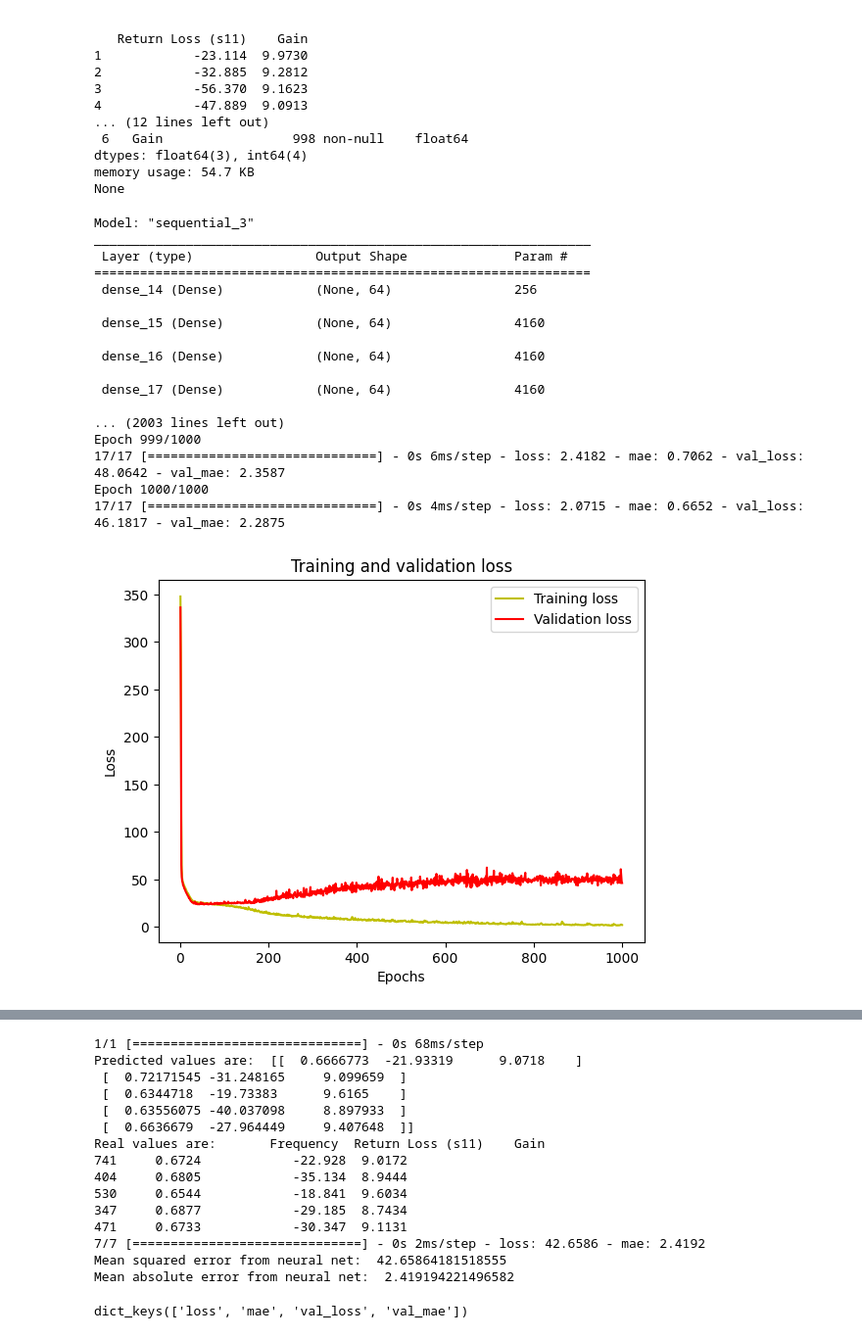
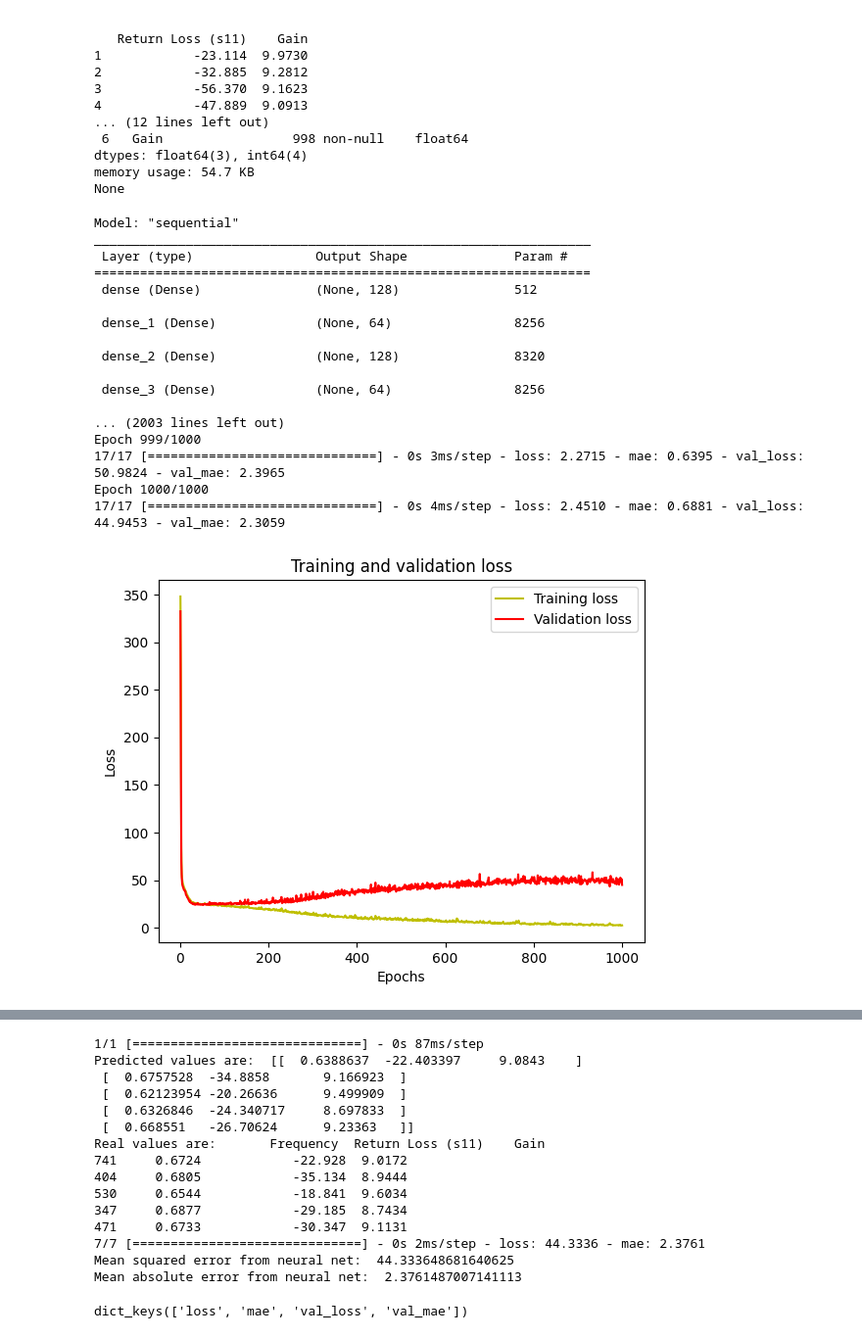
Before and after one commit to brushwayne/ml-nanosensor-lab, a Jupyter notebook: models/main2.ipynb, the cells around one changed output, grey strips where cells are left out. Shown: that part at 98% size. Cells and saved outputs as stored; diff of their text form; code cells hidden in the pictures.

```diff
--- a/models/main2.ipynb
+++ b/models/main2.ipynb
@@ -9,7 +9,7 @@ from sklearn.pipeline import Pipeline
 from sklearn.model_selection import train_test_split
 import pandas as pd
 
-df = read_csv("./database/run1.csv", delim_whitespace=False, header=None)
+df = read_csv("../database/run1.csv", delim_whitespace=False, header=None)
 
 df = df.iloc[1:]
 
@@ -55,9 +55,9 @@ X_train_scaled = scaler.transform(x_train)
 X_test_scaled = scaler.transform(x_test)
 
 model = Sequential()
-model.add(Dense(64, input_dim=3, activation='relu'))
+model.add(Dense(128, input_dim=3, activation='relu'))
 model.add(Dense(64, activation='relu'))
-model.add(Dense(64, activation='relu'))
+model.add(Dense(128, activation='relu'))
 model.add(Dense(64, activation='relu'))
 #Output layer
 model.add(Dense(3, activation='linear'))
@@ -83,38 +83,38 @@ plt.show()
 
 acc = history.history['mae']
 val_acc = history.history['val_mae']
 plt.plot(epochs, acc, 'y', label='Training MAE')
 plt.plot(epochs, val_acc, 'r', label='Validation MAE')
 plt.title('Training and validation MAE')
 plt.xlabel('Epochs')
 plt.ylabel('Accuracy')
 plt.legend()
 plt.show()
 
 
 predictions = model.predict(X_test_scaled[:5])
 print("Predicted values are: ", predictions)
 print("Real values are: ", y_test[:5])
 
 mse_neural, mae_neural = model.evaluate(X_test_scaled, y_test)
 print('Mean squared error from neural net: ', mse_neural)
 print('Mean absolute error from neural net: ', mae_neural)
 # %% [output]
-Model: "sequential_3"
+Model: "sequential"
 _________________________________________________________________
  Layer (type)                Output Shape              Param #
 =================================================================
- dense_14 (Dense)            (None, 64)                256
+ dense (Dense)               (None, 128)               512
 
- dense_15 (Dense)            (None, 64)                4160
+ dense_1 (Dense)             (None, 64)                8256
 
- dense_16 (Dense)            (None, 64)                4160
+ dense_2 (Dense)             (None, 128)               8320
 
- dense_17 (Dense)            (None, 64)                4160
+ dense_3 (Dense)             (None, 64)                8256
 
 ... (2003 lines left out)
 Epoch 999/1000
-17/17 [==============================] - 0s 6ms/step - loss: 2.4182 - mae: 0.7062 - val_loss: 48.0642 - val_mae: 2.3587
+17/17 [==============================] - 0s 3ms/step - loss: 2.2715 - mae: 0.6395 - val_loss: 50.9824 - val_mae: 2.3965
 Epoch 1000/1000
-17/17 [==============================] - 0s 4ms/step - loss: 2.0715 - mae: 0.6652 - val_loss: 46.1817 - val_mae: 2.2875
+17/17 [==============================] - 0s 4ms/step - loss: 2.4510 - mae: 0.6881 - val_loss: 44.9453 - val_mae: 2.3059
-[figure, old version]
+[figure, new version]
@@ -122,18 +122,18 @@ Epoch 1000/1000
-1/1 [==============================] - 0s 68ms/step
-Predicted values are:  [[  0.6666773  -21.93319      9.0718    ]
- [  0.72171545 -31.248165     9.099659  ]
- [  0.6344718  -19.73383      9.6165    ]
- [  0.63556075 -40.037098     8.897933  ]
- [  0.6636679  -27.964449     9.407648  ]]
+1/1 [==============================] - 0s 87ms/step
+Predicted values are:  [[  0.6388637  -22.403397     9.0843    ]
+ [  0.6757528  -34.8858       9.166923  ]
+ [  0.62123954 -20.26636      9.499909  ]
+ [  0.6326846  -24.340717     8.697833  ]
+ [  0.668551   -26.70624      9.23363   ]]
 Real values are:       Frequency  Return Loss (s11)    Gain
 741     0.6724            -22.928  9.0172
 404     0.6805            -35.134  8.9444
 530     0.6544            -18.841  9.6034
 347     0.6877            -29.185  8.7434
 471     0.6733            -30.347  9.1131
-7/7 [==============================] - 0s 2ms/step - loss: 42.6586 - mae: 2.4192
-Mean squared error from neural net:  42.65864181518555
-Mean absolute error from neural net:  2.419194221496582
+7/7 [==============================] - 0s 2ms/step - loss: 44.3336 - mae: 2.3761
+Mean squared error from neural net:  44.333648681640625
+Mean absolute error from neural net:  2.3761487007141113
 # %%
 history_dict = history.history
 print(history_dict.keys())
```
Also changed, not shown: parts of 4 cells of this notebook, 3 other files.
